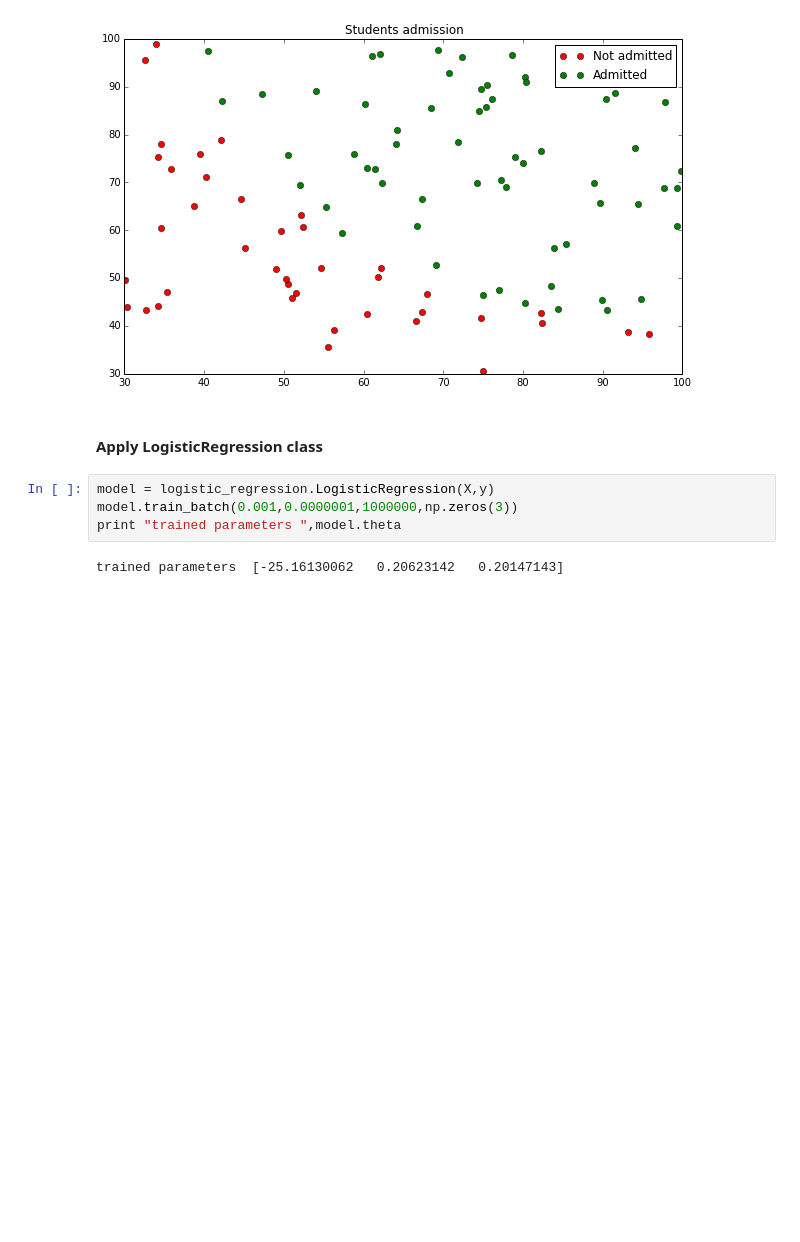
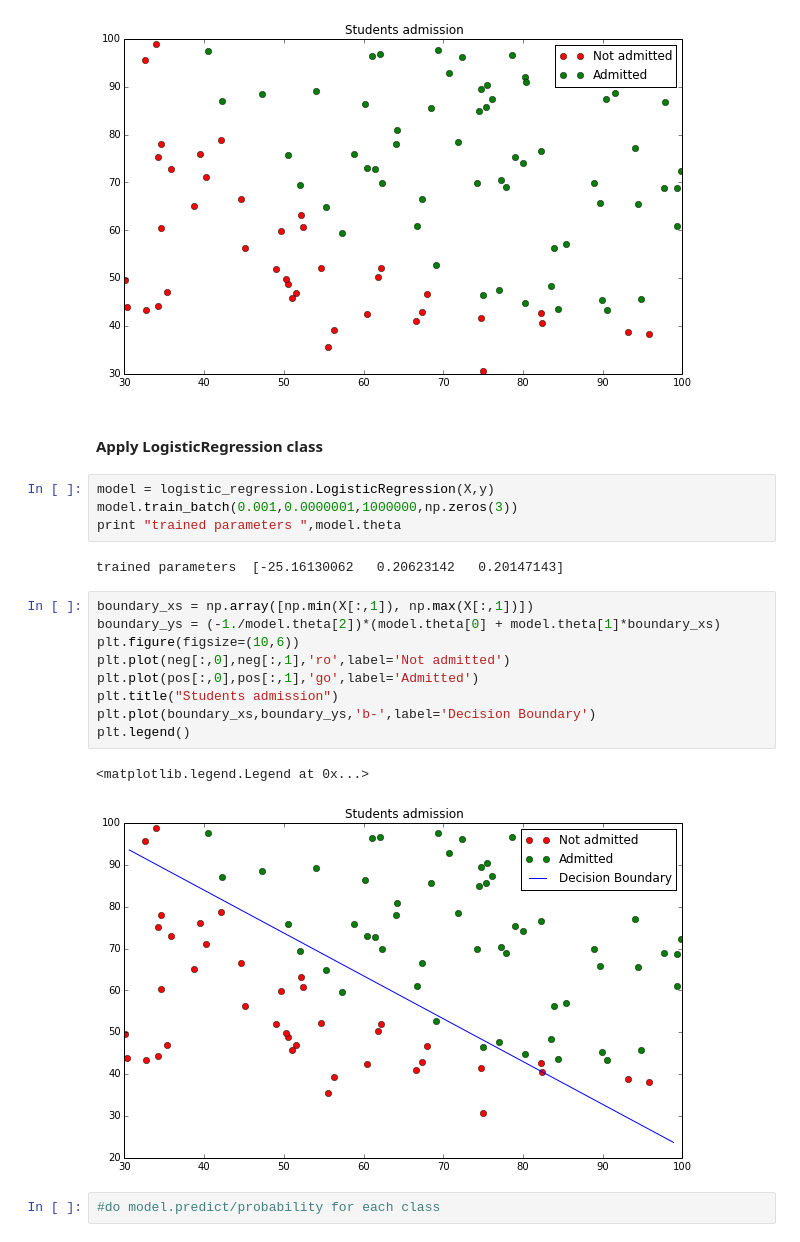
Before and after one commit to stand-by/MachineLearning_algorithms, a Jupyter notebook: examples/logistic_regression.ipynb, the cells around one changed output. Drawn from its saved outputs; the diff is of its cells as text; blank space fills up the shorter version.

Commit message:
plot boundaries of two classes

```diff
--- a/examples/logistic_regression.ipynb
+++ b/examples/logistic_regression.ipynb
@@ -35,3 +35,17 @@ model.train_batch(0.001,0.0000001,1000000,np.zeros(3))
 print "trained parameters ",model.theta
 # %% [output]
 trained parameters  [-25.16130062   0.20623142   0.20147143]
+# %%
+boundary_xs = np.array([np.min(X[:,1]), np.max(X[:,1])])
+boundary_ys = (-1./model.theta[2])*(model.theta[0] + model.theta[1]*boundary_xs)
+plt.figure(figsize=(10,6))
+plt.plot(neg[:,0],neg[:,1],'ro',label='Not admitted')
+plt.plot(pos[:,0],pos[:,1],'go',label='Admitted')
+plt.title("Students admission")
+plt.plot(boundary_xs,boundary_ys,'b-',label='Decision Boundary')
+plt.legend()
+# %% [output]
+<matplotlib.legend.Legend at 0x...>
+[figure, added]
+# %%
+#do model.predict/probability for each class
```
